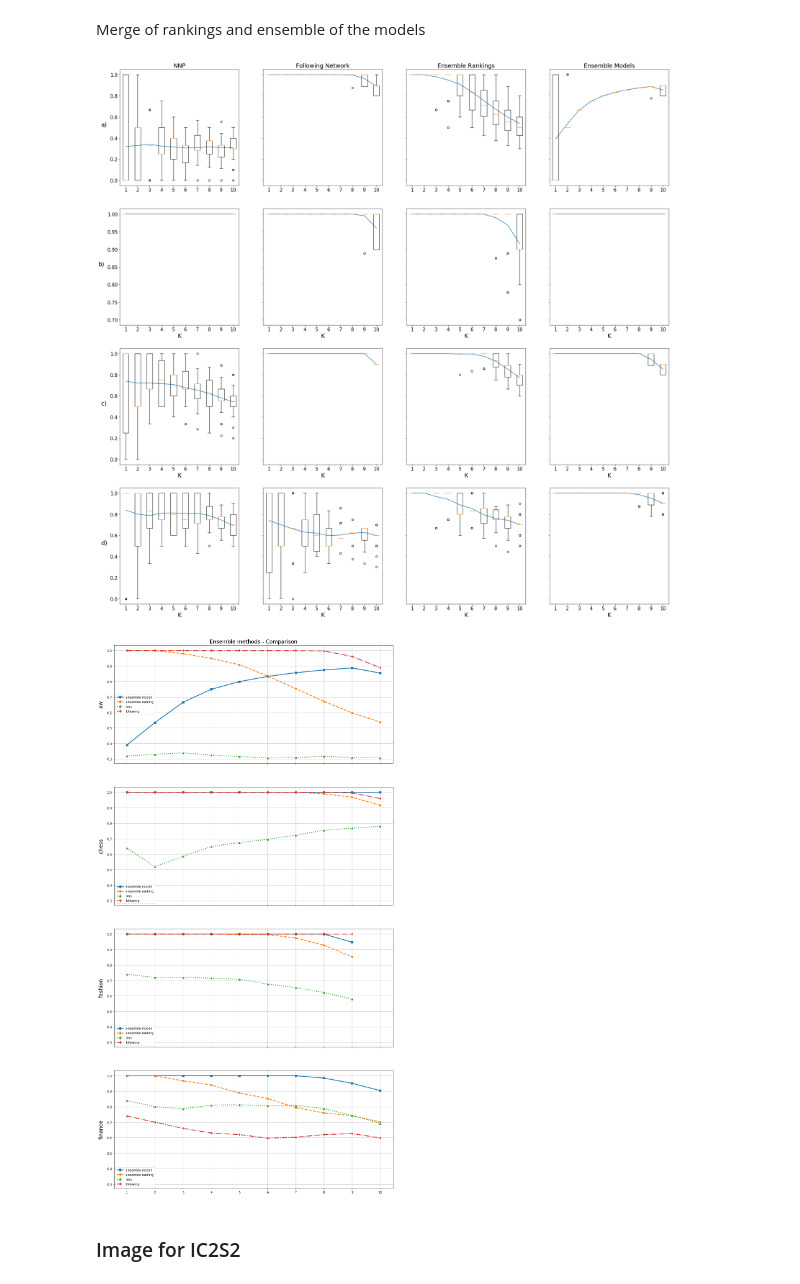
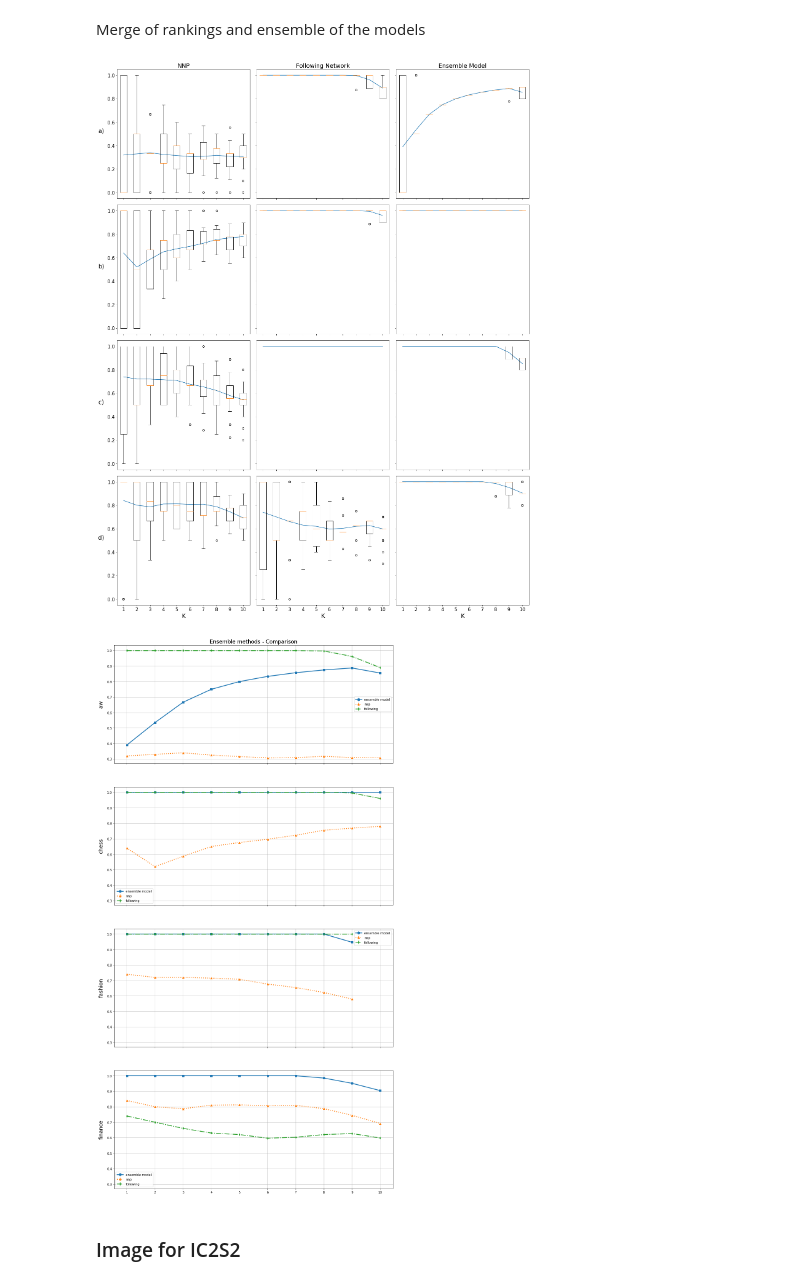
Before and after one commit to DataSciencePolimi/NetSKE, a Jupyter notebook: graphs/Final Results - Boxplot.ipynb, the cells around one changed output. Saved outputs shown, nothing was run; the diff lists cells and outputs as text; code cells hidden in the pictures.

```diff
--- a/graphs/Final Results - Boxplot.ipynb
+++ b/graphs/Final Results - Boxplot.ipynb
@@ -70,55 +70,56 @@ method_label = {
     'best_content': 'NNP', #'Best Content-based',
     'following': 'Following Network', #'best_context':'Best Context-based',
     'borda': 'Ensemble Rankings', #'Borda Counts',
-    'ensemble': 'Ensemble Models'
+    'ensemble': 'Ensemble Model'
 }
 # %%
-f, axes = plt.subplots(4, 4, sharey='row', figsize=(32, 32)) #  sharex='col',
+f, axes = plt.subplots(4, 3, figsize=(24, 32), sharex=True, sharey=True)
+plt.subplots_adjust(wspace=0.05, hspace=0.05)
+
 ticks_font = 15
 labels_font = 19
 
 k = 0 # row ax selector: domain
 for domain in ['aw', 'chess', 'fashion', 'finance']:
     j = 0  # column ax selector: network type
-    for network in ['best_content', 'following', 'borda', 'ensemble']:
+    for network in ['best_content', 'following', 'ensemble']: # 'borda',
         try:
             mat = np.load(path + '{}_{}_matrix.npy'.format(domain, network))
             perf = np.load(path + '{}_{}_avg.npy'.format(domain, network))
 
             if network == 'following':
                 prec = [perf[i-1]/i for i in range(1, K+1)]
                 perf = prec
 
 
             axes[k, j].plot(range(1, K+1), perf[:K])
             axes[k, j].boxplot(mat[:, :K])
 
             # title only for the first row plots
             if k == 0:
                 axes[k, j].set_title(method_label[network], fontsize=labels_font)
 
             # yticks only for the left-most plots
             if j > 0:
                 plt.setp(axes[k, j].get_yticklabels(), visible=False)
                 # axes[k, j].set_yticks([])
             else:
                 axes[k, j].set_ylabel(domain_label_2[domain], fontsize=labels_font, rotation=0, labelpad=20)
                 axes[k, j].yaxis.set_tick_params(labelsize=ticks_font)
 
-            # xticks only for the last row plots
-            if k < 1:
-                axes[k, j].set_xticklabels([str(i) for i in range(1, K+1)])
-            else:
+            if k == 3:
                 axes[k, j].set_xlabel('K', fontsize=labels_font)
 
             axes[k, j].xaxis.set_tick_params(labelsize=ticks_font)
+
+            # axes[k, j].grid(True)
         except:
             pass
 
         j += 1
     k += 1
 # %% [output]
-[figure, old version]
+[figure, new version]
 # %%
 f, axes = plt.subplots(4, 1, figsize=(16, 32), sharex=True, sharey=True)
 ticks_font = 15
@@ -144,7 +145,7 @@ for domain in ['aw', 'chess', 'fashion', 'finance']:
 
     x = range(1, K+1)
     axes[k].errorbar(x, ensemble[:K], yerr=[0.]*K, label='ensemble model', fmt=symbols[0], ms=marker_size, ls=linestyles[0], lw=line_w)
-    axes[k].errorbar(x, borda[:K], yerr=[0.]*K, label='ensemble ranking', fmt=symbols[1], ms=marker_size, ls=linestyles[1], lw=line_w)
+    #axes[k].errorbar(x, borda[:K], yerr=[0.]*K, label='ensemble ranking', fmt=symbols[1], ms=marker_size, ls=linestyles[1], lw=line_w)
     axes[k].errorbar(x, nnp[:K], yerr=[0.]*K, label='nnp', fmt=symbols[2], ms=marker_size, ls=linestyles[2], lw=line_w)
     axes[k].errorbar(x, following[:K], yerr=[0.]*K, label='following', fmt=symbols[3], ms=marker_size, ls=linestyles[3], lw=line_w)
 
@@ -161,7 +162,7 @@ axes[1].set_xticklabels([str(i) for i in range(1, K+1)])
 
 axes[0].set_title('Ensemble methods - Comparison', fontsize=labels_font);
 # %% [output]
-[figure, old version]
+[figure, new version]
 # %% [markdown]
 ### Image for IC2S2
 # %%
```
Also changed, not shown: parts of 1 cell of this notebook, 14 other files.
